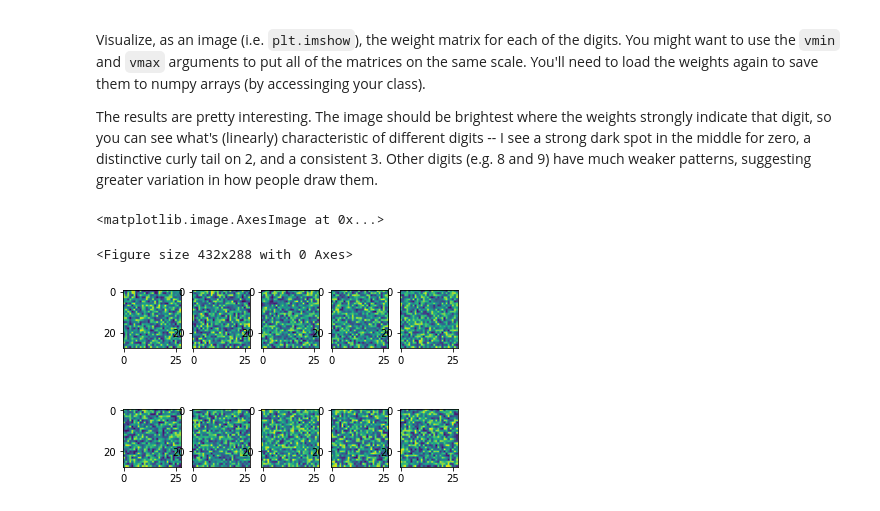
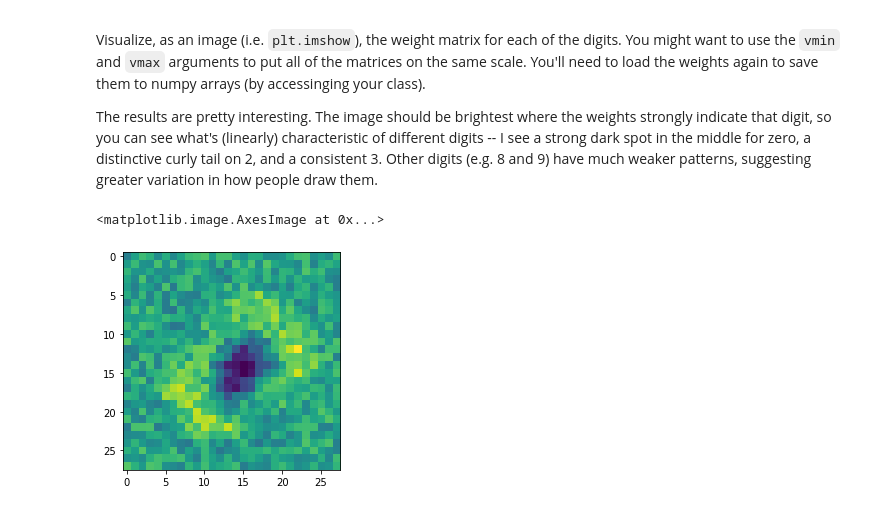
Before and after one commit to kantmanav/manav-cs12, a Jupyter notebook: labs/lab_2_linear_models/lab_2.ipynb, the cells around one changed output. Saved outputs shown, nothing was run; the diff lists cells and outputs as text; code cells hidden in the pictures.

```diff
--- a/labs/lab_2_linear_models/lab_2.ipynb
+++ b/labs/lab_2_linear_models/lab_2.ipynb
@@ -207,9 +207,10 @@ class LogisticRegression(tf.Module):
     def __call__(self, x):
         # A row vector of 10 logits l_i, one for each digit class
         # Can add tensor of shape (1, 10) to one of shape (10,)
-        logits = tf.squeeze(tf.add(tf.matmul(tf.expand_dims(x, axis=0), self.weights), self.bias))
+        # x has size (n, n_features)
+        logits = tf.add(tf.matmul(x, self.weights), self.bias)
         exp = tf.exp(logits)
-        probs = exp / tf.reduce_sum(exp)
+        probs = exp / tf.reduce_sum(exp, axis=1, keepdims=True)
         # Return a shape (10,) tensor of probabilities
         return probs
 # %% [markdown]
@@ -370,20 +377,21 @@ Other digits (e.g. 8 and 9) have much weaker patterns, suggesting greater variat
 # %%
 plt.figure()
 
-f, axarr = plt.subplots(2,5)
+# f, axarr = plt.subplots(2,5)
+
+plt.imshow(tf.reshape(new_model.weights[:, 8], [28, 28]), vmin=0, vmax=0.1)
 
 
-axarr[0, 0].imshow(tf.reshape(new_model.weights[:, 0], [28, 28]))
-axarr[0, 1].imshow(tf.reshape(new_model.weights[:, 1], [28, 28]))
-axarr[0, 2].imshow(tf.reshape(new_model.weights[:, 2], [28, 28]))
-axarr[0, 3].imshow(tf.reshape(new_model.weights[:, 3], [28, 28]))
-axarr[0, 4].imshow(tf.reshape(new_model.weights[:, 4], [28, 28]))
-axarr[1, 0].imshow(tf.reshape(new_model.weights[:, 5], [28, 28]))
-axarr[1, 1].imshow(tf.reshape(new_model.weights[:, 6], [28, 28]))
-axarr[1, 2].imshow(tf.reshape(new_model.weights[:, 7], [28, 28]))
-axarr[1, 3].imshow(tf.reshape(new_model.weights[:, 8], [28, 28]))
-axarr[1, 4].imshow(tf.reshape(new_model.weights[:, 9], [28, 28]))
+# axarr[0, 0].imshow(tf.reshape(new_model.weights[:, 0], [28, 28]))
+# axarr[0, 1].imshow(tf.reshape(new_model.weights[:, 1], [28, 28]))
+# axarr[0, 2].imshow(tf.reshape(new_model.weights[:, 2], [28, 28]))
+# axarr[0, 3].imshow(tf.reshape(new_model.weights[:, 3], [28, 28]))
+# axarr[0, 4].imshow(tf.reshape(new_model.weights[:, 4], [28, 28]))
+# axarr[1, 0].imshow(tf.reshape(new_model.weights[:, 5], [28, 28]))
+# axarr[1, 1].imshow(tf.reshape(new_model.weights[:, 6], [28, 28]))
+# axarr[1, 2].imshow(tf.reshape(new_model.weights[:, 7], [28, 28]))
+# axarr[1, 3].imshow(tf.reshape(new_model.weights[:, 8], [28, 28]))
+# axarr[1, 4].imshow(tf.reshape(new_model.weights[:, 9], [28, 28]))
 # %% [output]
 <matplotlib.image.AxesImage at 0x...>
-<Figure size 432x288 with 0 Axes>
-[figure, old version]
+[figure, new version]
```
Also changed, not shown: parts of 5 cells of this notebook, 17 other files.
